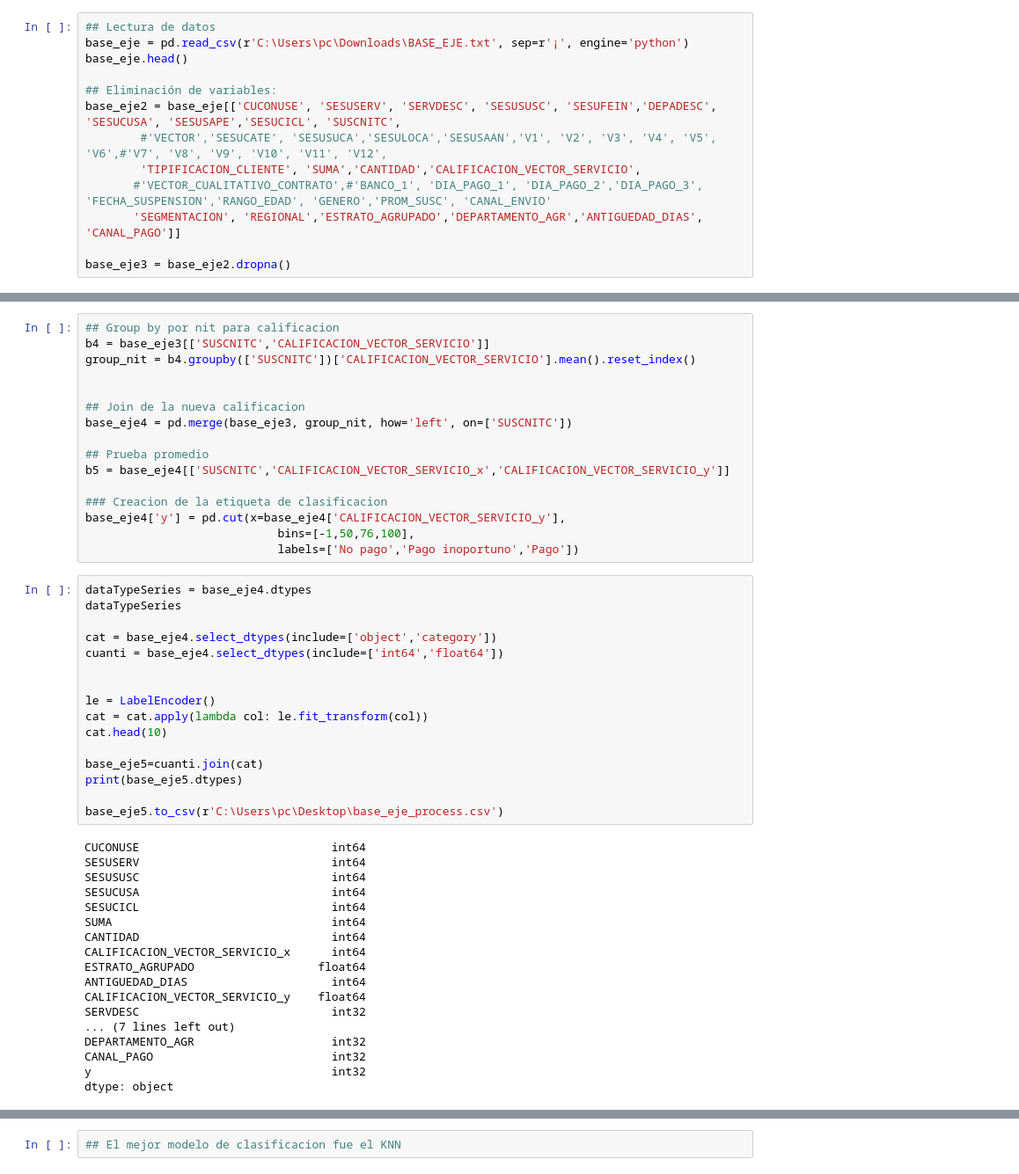
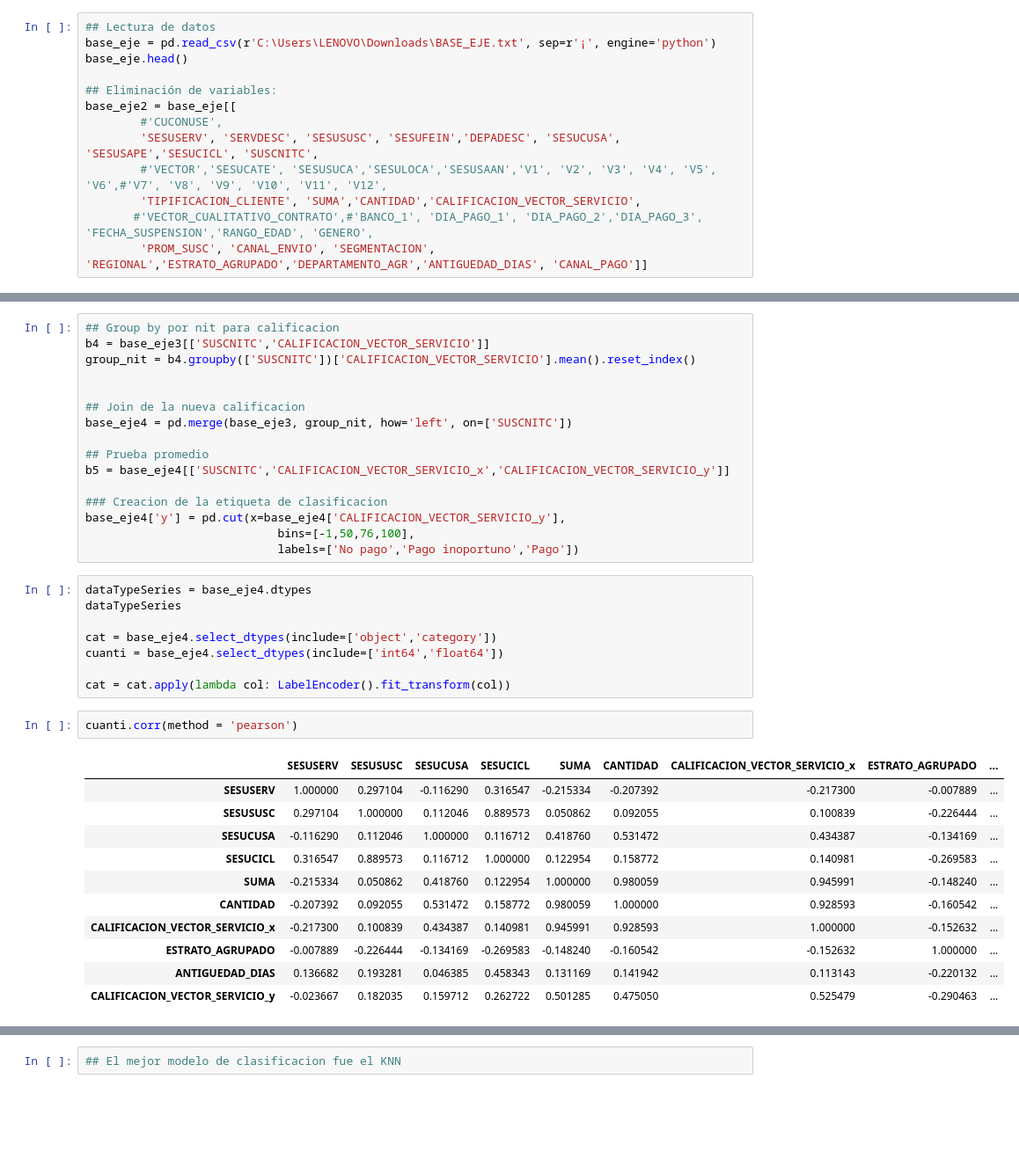
Before and after one commit to hsepulvedaj/proyecto_integrador, a Jupyter notebook: Mdl_preliminar_eje.ipynb, the cells around one changed output, grey strips where cells are left out. Shown at 88% size. Drawn from its saved outputs; the diff is of its cells as text; blank space fills up the shorter version.

```diff
--- a/Mdl_preliminar_eje.ipynb
+++ b/Mdl_preliminar_eje.ipynb
@@ -19,14 +19,14 @@ from sklearn.neural_network import MLPClassifier
 from sklearn.ensemble import RandomForestClassifier
 # %%
 ## Lectura de datos
-base_eje = pd.read_csv(r'C:\Users\pc\Downloads\BASE_EJE.txt', sep=r'¡', engine='python')
+base_eje = pd.read_csv(r'C:\Users\LENOVO\Downloads\BASE_EJE.txt', sep=r'¡', engine='python')
 base_eje.head()
 
 ## Eliminación de variables:
-base_eje2 = base_eje[['CUCONUSE', 'SESUSERV', 'SERVDESC', 'SESUSUSC', 'SESUFEIN','DEPADESC', 'SESUCUSA', 'SESUSAPE','SESUCICL', 'SUSCNITC',
+base_eje2 = base_eje[[
+        #'CUCONUSE',
+        'SESUSERV', 'SERVDESC', 'SESUSUSC', 'SESUFEIN','DEPADESC', 'SESUCUSA', 'SESUSAPE','SESUCICL', 'SUSCNITC',
         #'VECTOR','SESUCATE', 'SESUSUCA','SESULOCA','SESUSAAN','V1', 'V2', 'V3', 'V4', 'V5', 'V6',#'V7', 'V8', 'V9', 'V10', 'V11', 'V12',
         'TIPIFICACION_CLIENTE', 'SUMA','CANTIDAD','CALIFICACION_VECTOR_SERVICIO',
-       #'VECTOR_CUALITATIVO_CONTRATO',#'BANCO_1', 'DIA_PAGO_1', 'DIA_PAGO_2','DIA_PAGO_3', 'FECHA_SUSPENSION','RANGO_EDAD', 'GENERO','PROM_SUSC', 'CANAL_ENVIO'
-       'SEGMENTACION', 'REGIONAL','ESTRATO_AGRUPADO','DEPARTAMENTO_AGR','ANTIGUEDAD_DIAS', 'CANAL_PAGO']]
-
-base_eje3 = base_eje2.dropna()
+       #'VECTOR_CUALITATIVO_CONTRATO',#'BANCO_1', 'DIA_PAGO_1', 'DIA_PAGO_2','DIA_PAGO_3', 'FECHA_SUSPENSION','RANGO_EDAD', 'GENERO',
+        'PROM_SUSC', 'CANAL_ENVIO', 'SEGMENTACION', 'REGIONAL','ESTRATO_AGRUPADO','DEPARTAMENTO_AGR','ANTIGUEDAD_DIAS', 'CANAL_PAGO']]
@@ -53,31 +67,19 @@ dataTypeSeries
 cat = base_eje4.select_dtypes(include=['object','category'])
 cuanti = base_eje4.select_dtypes(include=['int64','float64'])
 
-
-le = LabelEncoder()
-cat = cat.apply(lambda col: le.fit_transform(col))
-cat.head(10)
-
-base_eje5=cuanti.join(cat)
-print(base_eje5.dtypes)
-
-base_eje5.to_csv(r'C:\Users\pc\Desktop\base_eje_process.csv')
+cat = cat.apply(lambda col: LabelEncoder().fit_transform(col))
-# %% [output]
-CUCONUSE                            int64
-SESUSERV                            int64
-SESUSUSC                            int64
-SESUCUSA                            int64
-SESUCICL                            int64
-SUMA                                int64
-CANTIDAD                            int64
-CALIFICACION_VECTOR_SERVICIO_x      int64
-ESTRATO_AGRUPADO                  float64
-ANTIGUEDAD_DIAS                     int64
-CALIFICACION_VECTOR_SERVICIO_y    float64
-SERVDESC                            int32
-... (7 lines left out)
-DEPARTAMENTO_AGR                    int32
-CANAL_PAGO                          int32
-y                                   int32
-dtype: object
+# %%
+cuanti.corr(method = 'pearson')
+# %% [output]
+|  | SESUSERV | SESUSUSC | SESUCUSA | SESUCICL | SUMA | CANTIDAD | CALIFICACION_VECTOR_SERVICIO_x | ESTRATO_AGRUPADO | ... |
+| SESUSERV | 1.000000 | 0.297104 | -0.116290 | 0.316547 | -0.215334 | -0.207392 | -0.217300 | -0.007889 | ... |
+| SESUSUSC | 0.297104 | 1.000000 | 0.112046 | 0.889573 | 0.050862 | 0.092055 | 0.100839 | -0.226444 | ... |
+| SESUCUSA | -0.116290 | 0.112046 | 1.000000 | 0.116712 | 0.418760 | 0.531472 | 0.434387 | -0.134169 | ... |
+| SESUCICL | 0.316547 | 0.889573 | 0.116712 | 1.000000 | 0.122954 | 0.158772 | 0.140981 | -0.269583 | ... |
+| SUMA | -0.215334 | 0.050862 | 0.418760 | 0.122954 | 1.000000 | 0.980059 | 0.945991 | -0.148240 | ... |
+| CANTIDAD | -0.207392 | 0.092055 | 0.531472 | 0.158772 | 0.980059 | 1.000000 | 0.928593 | -0.160542 | ... |
+| CALIFICACION_VECTOR_SERVICIO_x | -0.217300 | 0.100839 | 0.434387 | 0.140981 | 0.945991 | 0.928593 | 1.000000 | -0.152632 | ... |
+| ESTRATO_AGRUPADO | -0.007889 | -0.226444 | -0.134169 | -0.269583 | -0.148240 | -0.160542 | -0.152632 | 1.000000 | ... |
+| ANTIGUEDAD_DIAS | 0.136682 | 0.193281 | 0.046385 | 0.458343 | 0.131169 | 0.141942 | 0.113143 | -0.220132 | ... |
+| CALIFICACION_VECTOR_SERVICIO_y | -0.023667 | 0.182035 | 0.159712 | 0.262722 | 0.501285 | 0.475050 | 0.525479 | -0.290463 | ... |
 # %%
```
Also changed, not shown: parts of 12 cells of this notebook, 1 other file.
